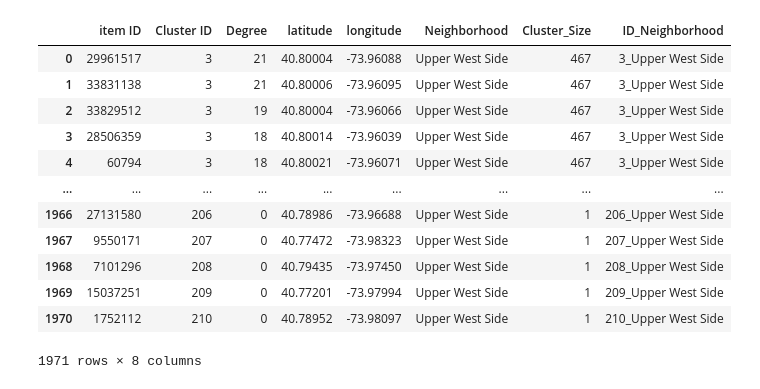
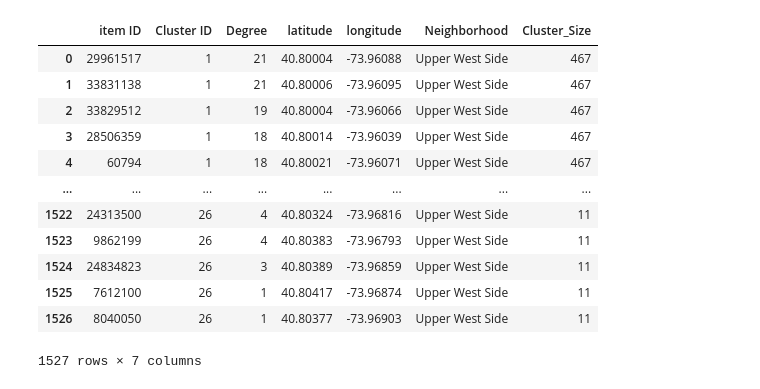
Before and after one commit to sayarghoshroy/LoClus, a Jupyter notebook: draw_clusters.ipynb, the cells around one changed output. Saved outputs shown, nothing was run; the diff lists cells and outputs as text; code cells hidden in the pictures.

```diff
--- a/draw_clusters.ipynb
+++ b/draw_clusters.ipynb
@@ -19,30 +21,39 @@ mapbox_token = '_'
 px.set_mapbox_access_token(mapbox_token)
 # %%
 path = 'drive/My Drive/place2crash_data/results/'
-# %%
-cscale = [[0.0, 'rgb(165,0,38)'],
-          [0.004, 'rgb(215,48,39)'],
-          [0.01, 'rgb(250, 152, 122)'],
-          [0.08, 'rgb(208, 254, 144)'],
-          [0.1, 'rgb(0, 255, 179)'],
-          [0.3, 'rgb(171,217,233)'],
-          [0.7, 'rgb(116,173,209)'],
-          [0.9, 'rgb(69,117,180)'],
-          [1.0, 'rgb(49,54,149)']]
 # %%
+def make_unique(IDs):
+  mapped = {}
+  unicount = 1
+  IDs = IDs.to_list()
+
+  for true_ID in IDs:
+    if true_ID in mapped.keys():
+      continue
+    mapped[true_ID] = unicount
+    unicount += 1
+
+  for index, _ in enumerate(range(len(IDs))):
+    IDs[index] = mapped[IDs[index]]
+
+  return IDs
+
 def load_plot(neighborhood = 'Harlem', min_size = 10, dist_threshold = 50, display_frame = True):
   global cscale
   file_name = 'neighborhood' + '-' + neighborhood + '-' + str(dist_threshold) + '-cluster_info.csv'
   clusters = pd.read_csv(path + file_name, index_col = False)
+  clusters = clusters[clusters['Cluster_Size'] > 10]
+  clusters = clusters.drop('ID_Neighborhood', axis = 1)
+  clusters['Cluster ID'] = make_unique(clusters['Cluster ID'])
 
   if display_frame:
     display(clusters)
 
   print('', flush = True)
 
-  fig = px.scatter_mapbox(clusters[clusters['Cluster_Size'] > 10], lat = 'latitude', lon = 'longitude',
-                        color = 'Cluster ID', size = 'Degree', color_continuous_scale = cscale,
-                        height = 680, size_max = 16, zoom = 12.5)
+  fig = px.scatter_mapbox(clusters, lat = 'latitude', lon = 'longitude', opacity = 0.40,
+                        color = 'Cluster ID', size = 'Degree', color_continuous_scale = 'hsv',
+                        height = 680, size_max = 16, zoom = 13.0, title = neighborhood)
 
   fig.show()
 # %%
@@ -81,19 +92,19 @@ load_plot('Bushwick')
 [interactive output not drawn]
 # %%
-load_plot('Upper West Side')
+load_plot('Upper West Side', dist_threshold = 50, min_size = 20)
 # %% [output]
-|  | item ID | Cluster ID | Degree | latitude | longitude | Neighborhood | Cluster_Size | ID_Neighborhood |
-| 0 | 29961517 | 3 | 21 | 40.80004 | -73.96088 | Upper West Side | 467 | 3_Upper West Side |
-| 1 | 33831138 | 3 | 21 | 40.80006 | -73.96095 | Upper West Side | 467 | 3_Upper West Side |
-| 2 | 33829512 | 3 | 19 | 40.80004 | -73.96066 | Upper West Side | 467 | 3_Upper West Side |
-| 3 | 28506359 | 3 | 18 | 40.80014 | -73.96039 | Upper West Side | 467 | 3_Upper West Side |
-| 4 | 60794 | 3 | 18 | 40.80021 | -73.96071 | Upper West Side | 467 | 3_Upper West Side |
-| ... | ... | ... | ... | ... | ... | ... | ... | ... |
-| 1966 | 27131580 | 206 | 0 | 40.78986 | -73.96688 | Upper West Side | 1 | 206_Upper West Side |
-| 1967 | 9550171 | 207 | 0 | 40.77472 | -73.98323 | Upper West Side | 1 | 207_Upper West Side |
-| 1968 | 7101296 | 208 | 0 | 40.79435 | -73.97450 | Upper West Side | 1 | 208_Upper West Side |
-| 1969 | 15037251 | 209 | 0 | 40.77201 | -73.97994 | Upper West Side | 1 | 209_Upper West Side |
-| 1970 | 1752112 | 210 | 0 | 40.78952 | -73.98097 | Upper West Side | 1 | 210_Upper West Side |
+|  | item ID | Cluster ID | Degree | latitude | longitude | Neighborhood | Cluster_Size |
+| 0 | 29961517 | 1 | 21 | 40.80004 | -73.96088 | Upper West Side | 467 |
+| 1 | 33831138 | 1 | 21 | 40.80006 | -73.96095 | Upper West Side | 467 |
+| 2 | 33829512 | 1 | 19 | 40.80004 | -73.96066 | Upper West Side | 467 |
+| 3 | 28506359 | 1 | 18 | 40.80014 | -73.96039 | Upper West Side | 467 |
+| 4 | 60794 | 1 | 18 | 40.80021 | -73.96071 | Upper West Side | 467 |
+| ... | ... | ... | ... | ... | ... | ... | ... |
+| 1522 | 24313500 | 26 | 4 | 40.80324 | -73.96816 | Upper West Side | 11 |
+| 1523 | 9862199 | 26 | 4 | 40.80383 | -73.96793 | Upper West Side | 11 |
+| 1524 | 24834823 | 26 | 3 | 40.80389 | -73.96859 | Upper West Side | 11 |
+| 1525 | 7612100 | 26 | 1 | 40.80417 | -73.96874 | Upper West Side | 11 |
+| 1526 | 8040050 | 26 | 1 | 40.80377 | -73.96903 | Upper West Side | 11 |
-1971 rows × 8 columns
+1527 rows × 7 columns
 [interactive output not drawn]
 # %%
```
Also changed, not shown: parts of 8 cells of this notebook.
